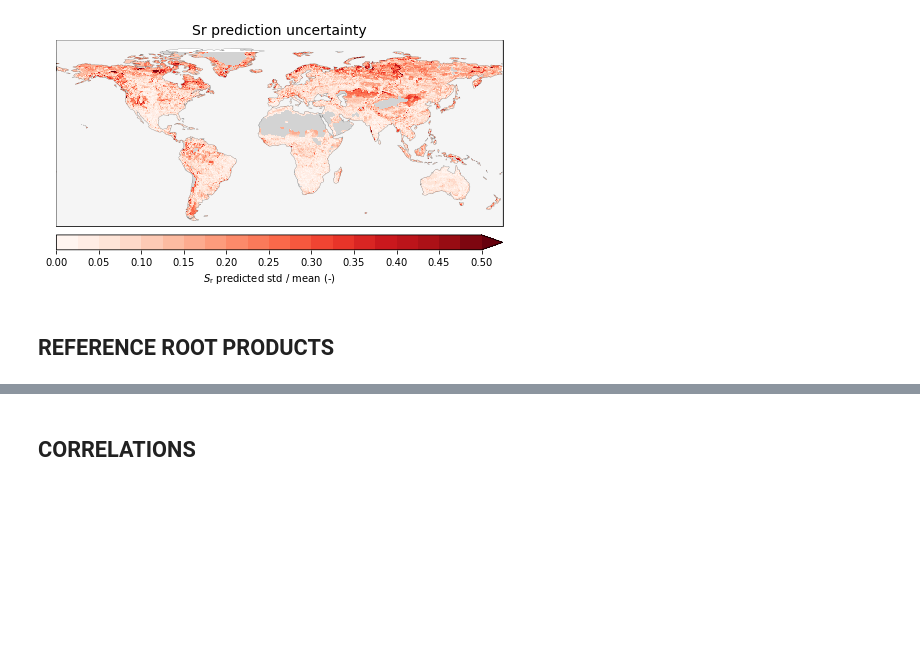
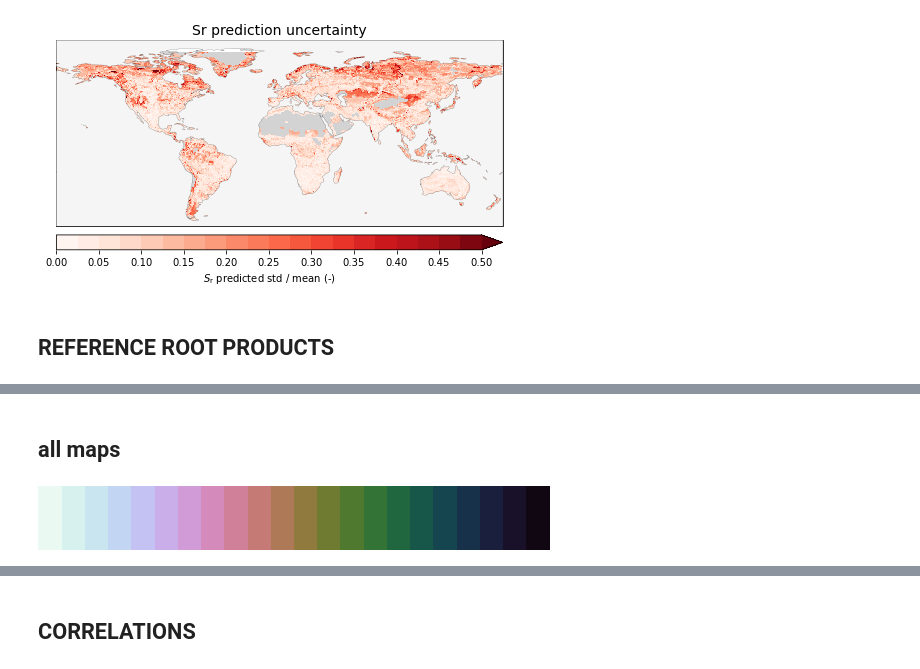
Before and after one commit to fvanoorschot/global_sr_module, a Jupyter notebook: global_sr_comparison.ipynb, the cells around one changed output, grey strips where cells are left out. Drawn from its saved outputs; the diff is of its cells as text; code cells hidden in the pictures; blank space fills up the shorter version.

```diff
--- a/global_sr_comparison.ipynb
+++ b/global_sr_comparison.ipynb
@@ -958,23 +783,0 @@ fig2.savefig(f'{work_dir}/output/gridded_sr/figures/schenkjackson_rooting_depth_
-# %%
-# Fan maximum depth of root water uptake
-bounds = np.linspace(0,10,11)
-bounds2 = np.linspace(0,10,11)
-norm = mpl.colors.BoundaryNorm(bounds, cmap_sr.N)
-
-f = xr.open_dataset(f'{work_dir}/data/reference_sr/fan/maxroot_allregions_crugrid2.nc') #conservative remapping done
-f = f.root_depth
-f = f.where(pl[0,:,:]>=0)
-
-fig2 = plt.figure(figsize=(8,8))
-ax = fig2.add_subplot(111,projection=ccrs.PlateCarree())
-ax.coastlines(linewidth=0.1)
-ax.add_feature(cartopy.feature.OCEAN, zorder=100,facecolor='whitesmoke', edgecolor='k',linewidth=0.1)
-ax.set_global()
-ax.set_xlim(-180,180)
-ax.set_ylim(-60,90)
-a = f.plot(ax=ax, cmap=cmap_sr,levels=bounds, add_colorbar=False)
-cbar = plt.colorbar(a, orientation='horizontal',spacing='proportional',extend='max', pad=0.02,aspect=30,ticks=bounds2)
-cbar.ax.tick_params(labelsize=10)
-cbar.set_label(label='m', size=10)
-ax.set_title('Maximum depth of root water uptake (Fan et al., 2017)',size=12)
-fig2.savefig(f'{work_dir}/output/gridded_sr/figures/fan_max_depth_rootwateruptake.jpg',bbox_inches='tight',dpi=300)
@@ -1107,0 +784,2 @@ fig2.savefig(f'{work_dir}/output/gridded_sr/figures/kleidon_ass_rootdepth.jpg',b
+# %% [markdown]
+## all maps
@@ -1107,0 +829,10 @@ fig2.savefig(f'{work_dir}/output/gridded_sr/figures/kleidon_ass_rootdepth.jpg',b
+# %%
+cmap = cm.get_cmap('cubehelix_r', 24)
+color_list = [matplotlib.colors.rgb2hex(cmap(i)[:3]) for i in range(cmap.N)]
+cmap_sr = ListedColormap(color_list[1:-1])
+cmap_sr.set_over(color_list[-1])
+cmap_sr.set_under(color_list[0])
+cmap_sr.set_bad('lightgrey')
+cmap_sr
+# %% [output]
+[figure, added]
```
Also changed, not shown: parts of 41 cells of this notebook, 3 other files.
